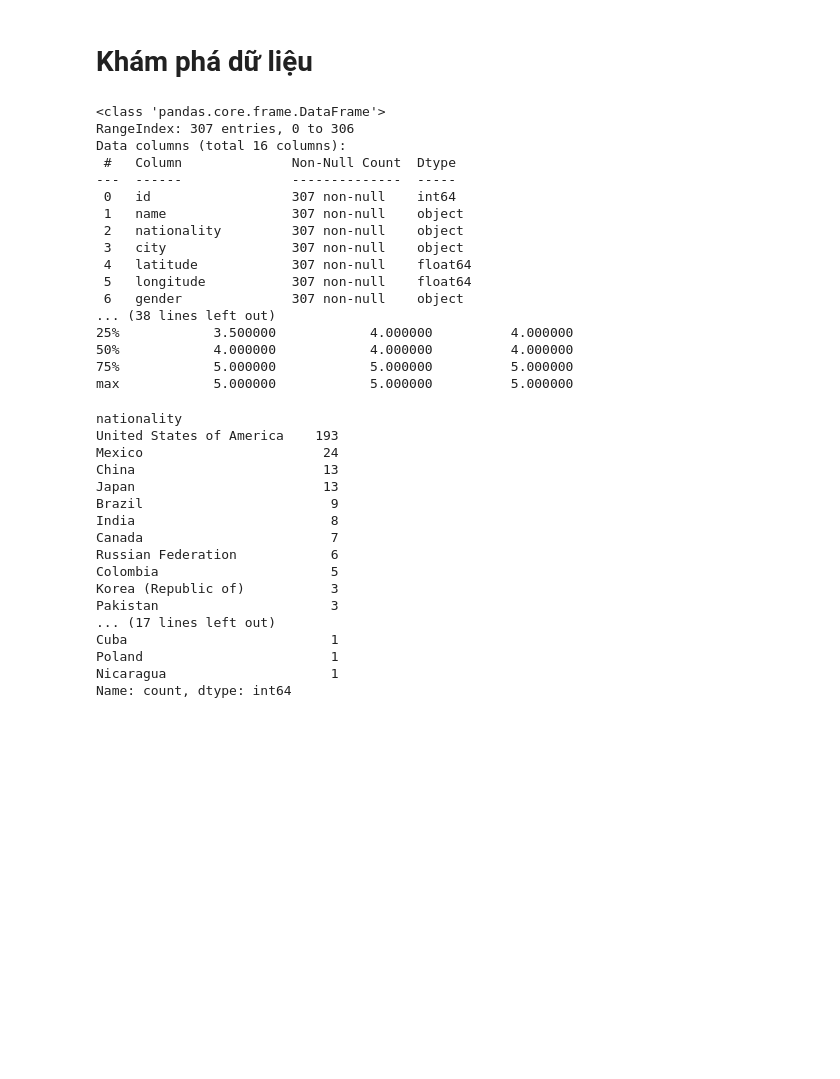
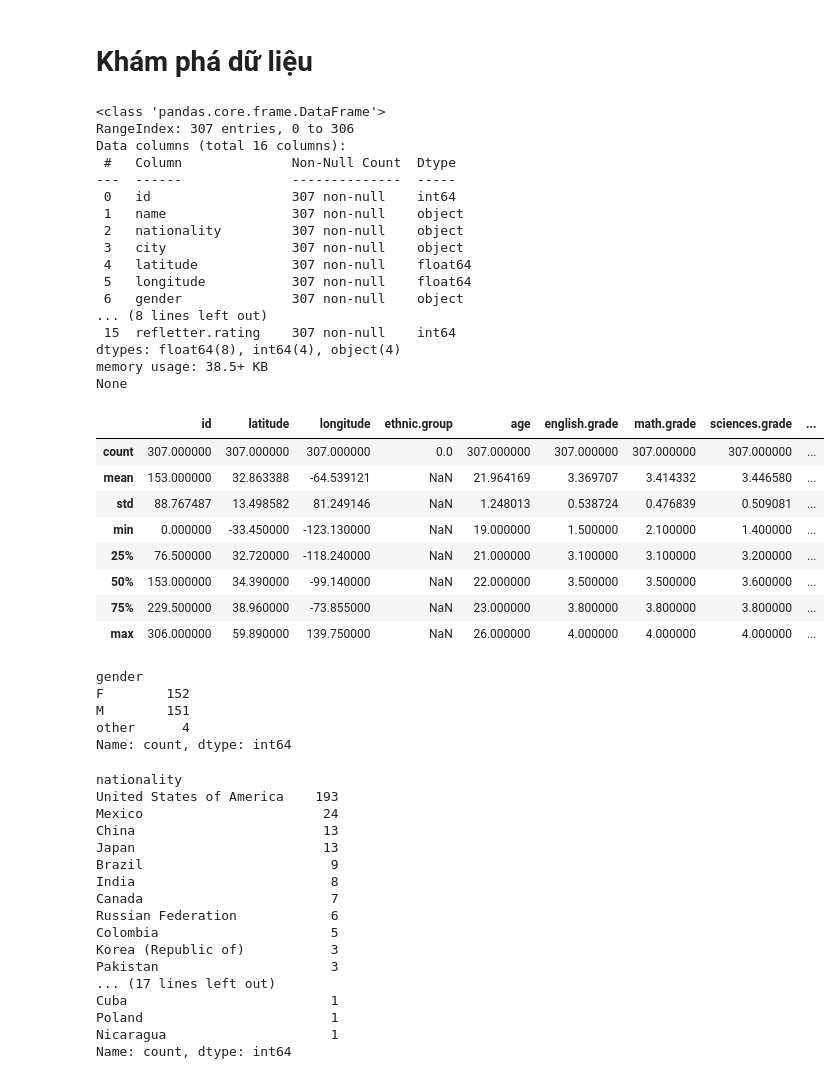
Before and after one commit to haphantran/Python_CrashCourse, a Jupyter notebook: Chap6_pandas/Chap6.2_MorePandas.ipynb, the cells around one changed output. Drawn from its saved outputs; the diff is of its cells as text; code cells hidden in the pictures; blank space fills up the shorter version.

```diff
--- a/Chap6_pandas/Chap6.2_MorePandas.ipynb
+++ b/Chap6_pandas/Chap6.2_MorePandas.ipynb
@@ -32,9 +46,6 @@ print(df.head())
 # %%
 # Kiểm tra kiểu dữ liệu và thông tin chung
 print(df.info())
-print('---------------------------------')
-# Xem thống kê mô tả của các cột số
-print(df.describe())
 # %% [output]
 <class 'pandas.core.frame.DataFrame'>
 RangeIndex: 307 entries, 0 to 306
@@ -48,10 +59,31 @@ Data columns (total 16 columns):
  4   latitude            307 non-null    float64
  5   longitude           307 non-null    float64
  6   gender              307 non-null    object
-... (38 lines left out)
-25%            3.500000            4.000000          4.000000
-50%            4.000000            4.000000          4.000000
-75%            5.000000            5.000000          5.000000
-max            5.000000            5.000000          5.000000
+... (8 lines left out)
+ 15  refletter.rating    307 non-null    int64
+dtypes: float64(8), int64(4), object(4)
+memory usage: 38.5+ KB
+None
+# %%
+# Xem thống kê mô tả của các cột số
+df.describe()
+# %% [output]
+|  | id | latitude | longitude | ethnic.group | age | english.grade | math.grade | sciences.grade | ... |
+| count | 307.000000 | 307.000000 | 307.000000 | 0.0 | 307.000000 | 307.000000 | 307.000000 | 307.000000 | ... |
+| mean | 153.000000 | 32.863388 | -64.539121 | NaN | 21.964169 | 3.369707 | 3.414332 | 3.446580 | ... |
+| std | 88.767487 | 13.498582 | 81.249146 | NaN | 1.248013 | 0.538724 | 0.476839 | 0.509081 | ... |
+| min | 0.000000 | -33.450000 | -123.130000 | NaN | 19.000000 | 1.500000 | 2.100000 | 1.400000 | ... |
+| 25% | 76.500000 | 32.720000 | -118.240000 | NaN | 21.000000 | 3.100000 | 3.100000 | 3.200000 | ... |
+| 50% | 153.000000 | 34.390000 | -99.140000 | NaN | 22.000000 | 3.500000 | 3.500000 | 3.600000 | ... |
+| 75% | 229.500000 | 38.960000 | -73.855000 | NaN | 23.000000 | 3.800000 | 3.800000 | 3.800000 | ... |
+| max | 306.000000 | 59.890000 | 139.750000 | NaN | 26.000000 | 4.000000 | 4.000000 | 4.000000 | ... |
+# %%
+df['gender'].value_counts()
+# %% [output]
+gender
+F        152
+M        151
+other      4
+Name: count, dtype: int64
 # %%
 nationality_counts = df['nationality'].value_counts()
```
Also changed, not shown: parts of 14 cells of this notebook, 4 other files.
